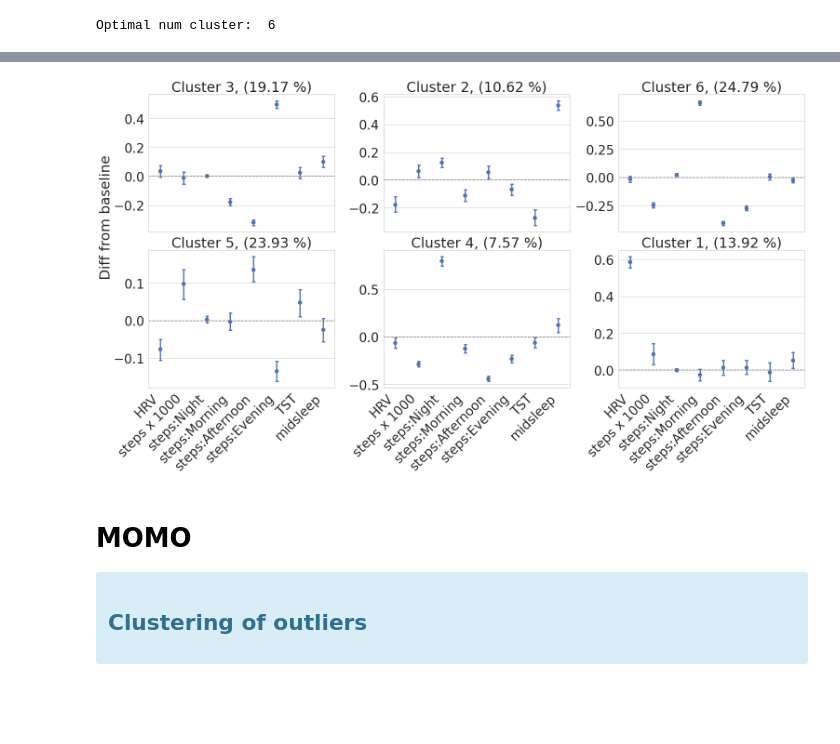
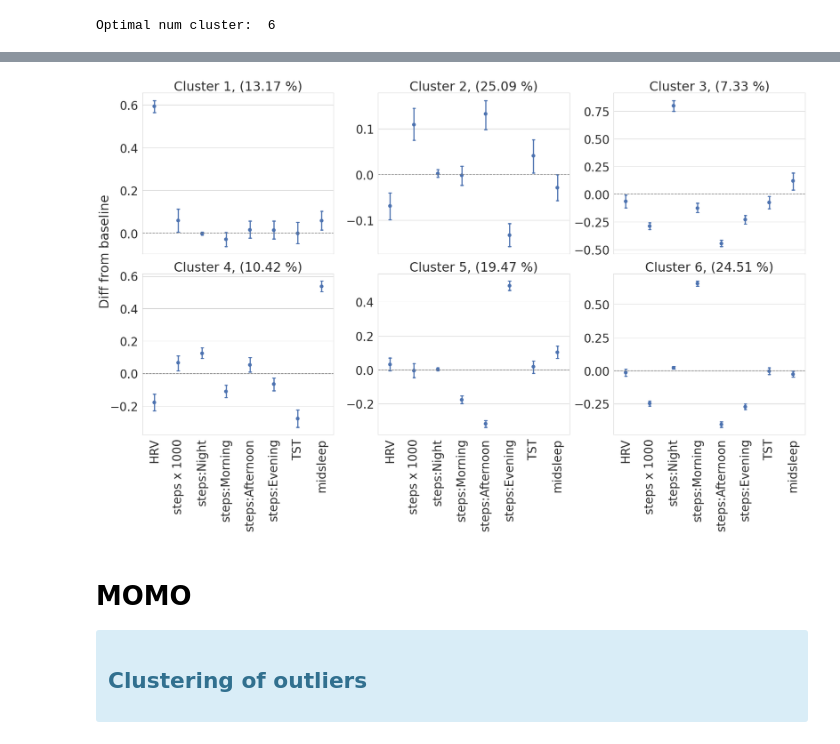
Before and after one commit to digitraceslab/digirhythm, a Jupyter notebook: analysis/outliers_clustering.ipynb, the cells around one changed output, grey strips where cells are left out. Cells and saved outputs as stored; diff of their text form; code cells hidden in the pictures; blank space fills up the shorter version.

```diff
--- a/analysis/outliers_clustering.ipynb
+++ b/analysis/outliers_clustering.ipynb
@@ -73,6 +105,7 @@ behaviour_df
 # %%
 # Outliers - Days deviating the most from baseline
-def outliers(similarity, thres=1.85):
+thres = 1.85
+def outliers(similarity, thres):
     # Calculate mean and standard deviation
     mean = similarity.mean()
     std_dev = similarity.std()
@@ -105,22 +138,36 @@ behaviour_df
 # Convert to vector of difference from the means
 
 mean_diff = pd.DataFrame()
+outliers_behav_df = pd.DataFrame()
+sample_survey = survey_df[['subject_id', 'age','gender','occupation','origin',  'PSS','Stress level', 'PHQ', 'PSQI', 'month',  'BIG5_Extraversion',
+ 'BIG5_Agreeableness',
+ 'BIG5_Conscientiousness',
+ 'BIG5_Neuroticism',
+ 'BIG5_Openness']]
+sample_survey.subject_id = sample_survey.subject_id.astype(int)
 
 for uid in similarity_baseline_si.index.unique():
+
     s_si = similarity_baseline_si.loc[uid].dropna()
-    outliers_indices = outliers(s_si)
+    outliers_indices = outliers(s_si, thres)
 
     outliers_behav = (
         behaviour_df[behaviour_df.subject_id == int(uid)]
         .reset_index()
         .iloc[outliers_indices]
     )
+    outliers_behav.date = pd.to_datetime(outliers_behav.date)
     sample_baseline = baseline_df[baseline_df.index == int(uid)]
+    month = outliers_behav.date.dt.month
 
     diff_df = outliers_behav[FEATURES] - sample_baseline[FEATURES].values
+    diff_df['subject_id'] = int(uid)
+    diff_df['month'] = month
+    diff_df = diff_df.merge(sample_survey, on=['subject_id','month'], how='left')
 
     mean_diff = pd.concat([mean_diff, diff_df])
+    outliers_behav_df = pd.concat([outliers_behav_df, outliers_behav])
 
-mean_diff.dropna(inplace=True)
+mean_diff.dropna(subset=FEATURES, inplace=True)
 mean_diff
 # %% [output]
@@ -152,10 +204,10 @@ for i in range(2, 11):
         n_init=10,  # Choose how often algorithm will run with different centroid
         random_state=0,
     )  # Choose random state for reproducibility
-    labels = model.fit_predict(mean_diff)
+    labels = model.fit_predict(mean_diff[FEATURES])
 
     # Silhouette Index
-    silhouette_avg = silhouette_score(mean_diff, labels)
+    silhouette_avg = silhouette_score(mean_diff[FEATURES], labels)
     silhouette_scores.append(silhouette_avg)
 
 # Determine optimal cluster number using maximum Silhouette score and maximum Dunn index
@@ -252,13 +337,13 @@ pivot_mean_diff["label"] = pivot_mean_diff["variable"].map(
 clusters = pivot_mean_diff["cluster"].unique()
 
 # Set up the matplotlib figure with 2 columns and 3 rows, sharing x-axis
-fig, axes = plt.subplots(2, 3, figsize=(21, 12), sharex=True)
+fig, axes = plt.subplots(2, 3, figsize=(23, 15), sharex=True)
 
 # Flatten the axes array for easy indexing
 axes = axes.flatten()
 
 # Iterate through clusters and create a point plot for each
-for i, cluster in enumerate(clusters):
+for i, cluster in enumerate(sorted(clusters)):
     # Filter data for the current cluster
     cluster_data = pivot_mean_diff[pivot_mean_diff["cluster"] == cluster]
 
@@ -266,35 +351,35 @@ for i, cluster in enumerate(clusters):
     sns.pointplot(
         x="label", y="value", data=cluster_data, capsize=0.1, join=False, ax=axes[i]
     )
 
     # Add horizontal line at y=0
     axes[i].axhline(0, color="gray", linestyle="--")
 
     # Set the title to the current cluster
     axes[i].set_title(
         f"Cluster {cluster}, ({np.round(len(cluster_data) / len(pivot_mean_diff) * 100, 2)} %)"
     )
 
     # Remove the y-axis label
     axes[i].set_xlabel("")
     axes[i].set_ylabel("")
 
     # Improve readability for x-axis labels
-    axes[i].set_xticklabels(axes[i].get_xticklabels(), rotation=45, ha="right")
+    axes[i].set_xticklabels(axes[i].get_xticklabels(), rotation=90, ha="center")
 
 # Set a common x-axis label
 fig.text(0.0, 0.5, "Diff from baseline", ha="center", rotation=90, size=30)
 
 # Hide any unused subplots if the number of clusters is less than the number of subplots
 for j in range(i + 1, len(axes)):
     axes[j].axis("off")
 
 
 plt.tight_layout()
 fig.savefig("cluster_outliers.png", dpi=300, bbox_inches="tight")
 plt.show()
 # %% [output]
-[figure, old version]
+[figure, new version]
 # %% [markdown]
 # MOMO
 
```
Also changed, not shown: parts of 12 cells of this notebook, 13 other files.
